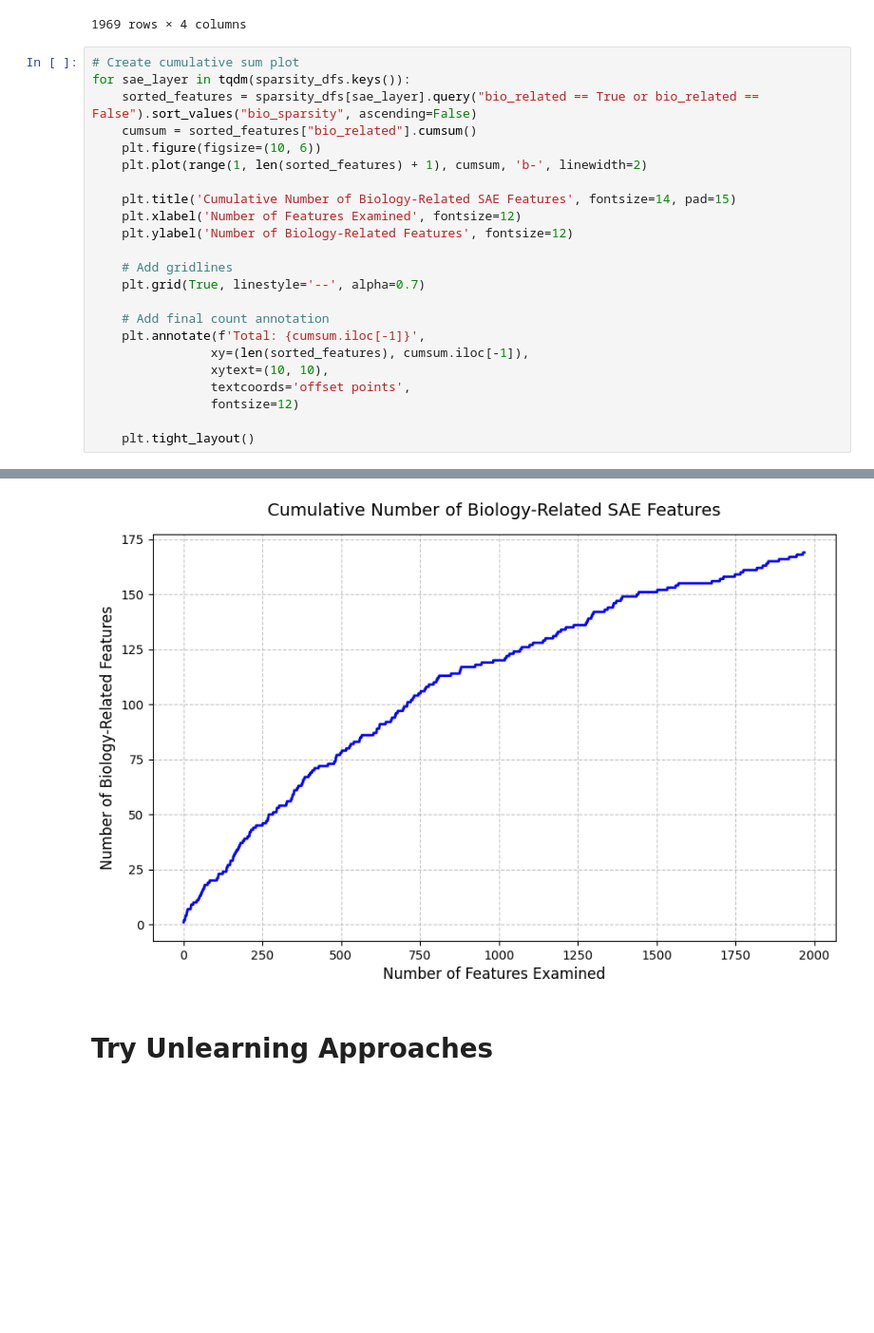
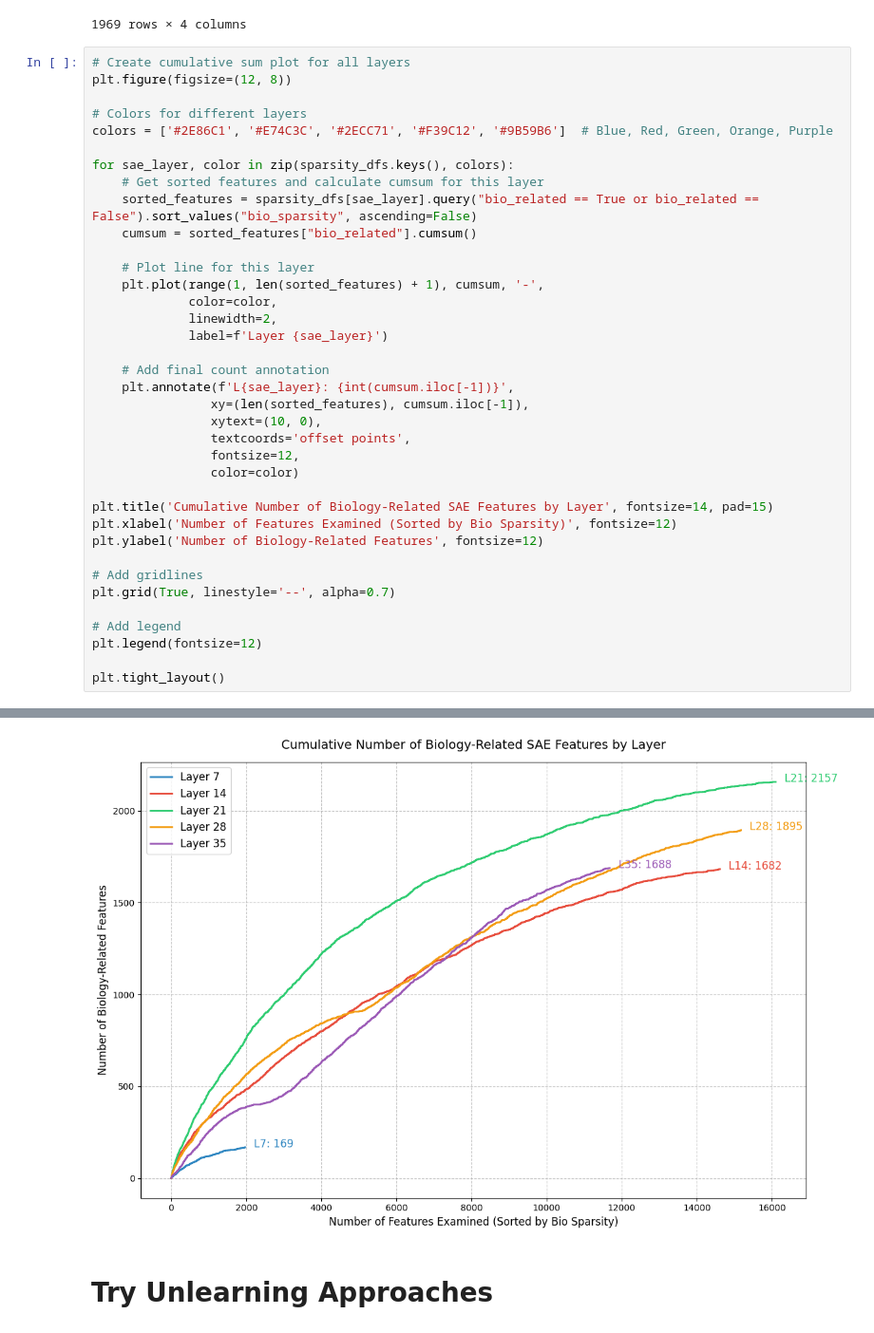
Before and after one commit to Aaquib111/sae-editing, a Jupyter notebook: sae_unlearning.ipynb, the cells around one changed output, grey strips where cells are left out. Shown at 95% size. Drawn from its saved outputs; the diff is of its cells as text; blank space fills up the shorter version.

```diff
--- a/sae_unlearning.ipynb
+++ b/sae_unlearning.ipynb
@@ -466,26 +462,40 @@ sparsity_dfs[7].query("bio_related == True or bio_related == False").sort_values
 | 4324 | 4324 | 0.001784 | 0.000043 | False |
 1969 rows × 4 columns
 # %%
-# Create cumulative sum plot
-for sae_layer in tqdm(sparsity_dfs.keys()):
+# Create cumulative sum plot for all layers
+plt.figure(figsize=(12, 8))
+
+# Colors for different layers
+colors = ['#2E86C1', '#E74C3C', '#2ECC71', '#F39C12', '#9B59B6']  # Blue, Red, Green, Orange, Purple
+
+for sae_layer, color in zip(sparsity_dfs.keys(), colors):
+    # Get sorted features and calculate cumsum for this layer
     sorted_features = sparsity_dfs[sae_layer].query("bio_related == True or bio_related == False").sort_values("bio_sparsity", ascending=False)
     cumsum = sorted_features["bio_related"].cumsum()
-    plt.figure(figsize=(10, 6))
-    plt.plot(range(1, len(sorted_features) + 1), cumsum, 'b-', linewidth=2)
 
-    plt.title('Cumulative Number of Biology-Related SAE Features', fontsize=14, pad=15)
-    plt.xlabel('Number of Features Examined', fontsize=12)
-    plt.ylabel('Number of Biology-Related Features', fontsize=12)
-
-    # Add gridlines
-    plt.grid(True, linestyle='--', alpha=0.7)
+    # Plot line for this layer
+    plt.plot(range(1, len(sorted_features) + 1), cumsum, '-',
+             color=color,
+             linewidth=2,
+             label=f'Layer {sae_layer}')
 
     # Add final count annotation
-    plt.annotate(f'Total: {cumsum.iloc[-1]}',
+    plt.annotate(f'L{sae_layer}: {int(cumsum.iloc[-1])}',
                 xy=(len(sorted_features), cumsum.iloc[-1]),
-                xytext=(10, 10),
+                xytext=(10, 0),
                 textcoords='offset points',
-                fontsize=12)
+                fontsize=12,
+                color=color)
 
-    plt.tight_layout()
+plt.title('Cumulative Number of Biology-Related SAE Features by Layer', fontsize=14, pad=15)
+plt.xlabel('Number of Features Examined (Sorted by Bio Sparsity)', fontsize=12)
+plt.ylabel('Number of Biology-Related Features', fontsize=12)
+
+# Add gridlines
+plt.grid(True, linestyle='--', alpha=0.7)
+
+# Add legend
+plt.legend(fontsize=12)
+
+plt.tight_layout()
 # %% [output]
@@ -493,4 +502,4 @@ KeyError: -1
-[figure, old version]
+[figure, new version]
 # %% [markdown]
 # Try Unlearning Approaches
 # %% [markdown]
```
Also changed, not shown: parts of 11 cells of this notebook.
